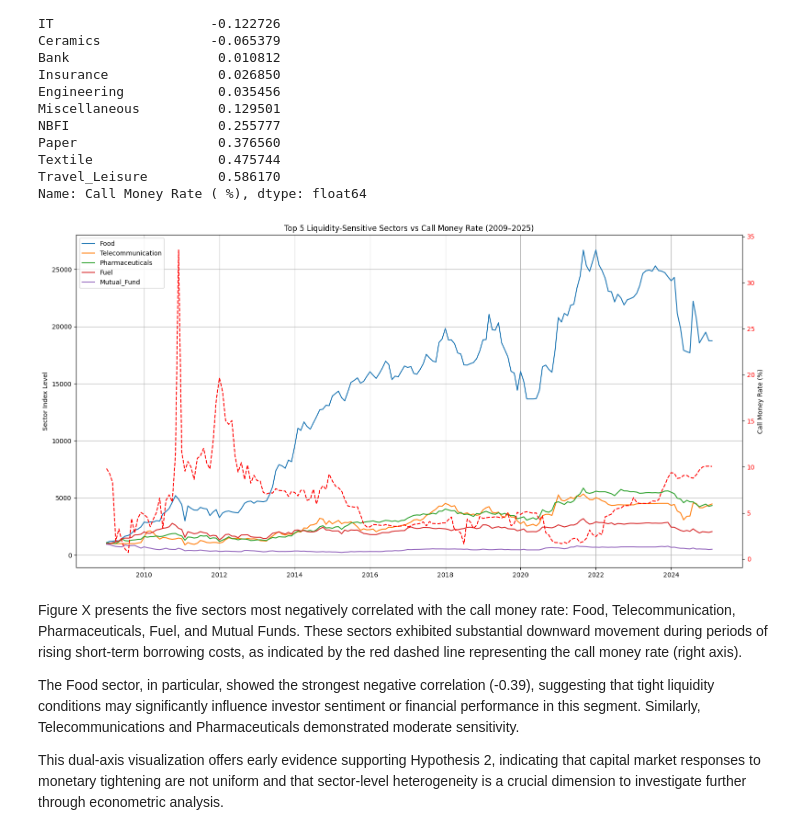
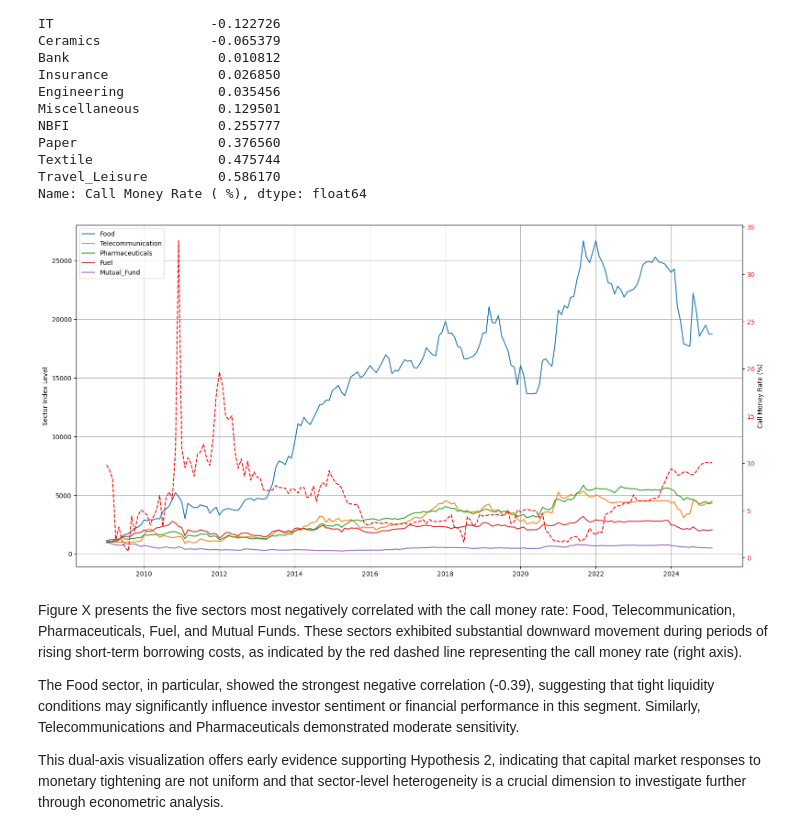
Before and after one commit to Mehedi24434/DSE_CMR_project, a Jupyter notebook: working_notebook.ipynb, the cells around one changed output. Drawn from its saved outputs; the diff is of its cells as text; code cells hidden in the pictures.

```diff
--- a/working_notebook.ipynb
+++ b/working_notebook.ipynb
@@ -219,27 +220,27 @@ Name: Call Money Rate ( %), dtype: float64
 # %%
 top_sensitive = ['Food', 'Telecommunication', 'Pharmaceuticals', 'Fuel', 'Mutual_Fund']
 
 fig, ax1 = plt.subplots(figsize=(16, 8))
 
 # Plot top 5 sensitive sectors
 for sector in top_sensitive:
     ax1.plot(data_sets.index, data_sets[sector], label=sector)
 
 ax1.set_ylabel('Sector Index Level')
-ax1.set_title('Top 5 Liquidity-Sensitive Sectors vs Call Money Rate (2009–2025)')
+# ax1.set_title('Top 5 Liquidity-Sensitive Sectors vs Call Money Rate (2009–2025)')
 ax1.legend(loc='upper left')
 ax1.grid(True)
 
 # Secondary axis for Call Money Rate
 ax2 = ax1.twinx()
 ax2.plot(data_sets.index, data_sets['Call Money Rate ( %)'], color='red', linestyle='--', label='Call Money Rate (%)')
 ax2.set_ylabel('Call Money Rate (%)')
 ax2.tick_params(axis='y', labelcolor='red')
 
 plt.tight_layout()
 plt.show()
 # %% [output]
-[figure, old version]
+[figure, new version]
 # %% [markdown]
 Figure X presents the five sectors most negatively correlated with the call money rate: Food, Telecommunication, Pharmaceuticals, Fuel, and Mutual Funds. These sectors exhibited substantial downward movement during periods of rising short-term borrowing costs, as indicated by the red dashed line representing the call money rate (right axis).
 
```
Also changed, not shown: parts of 3 cells of this notebook.
